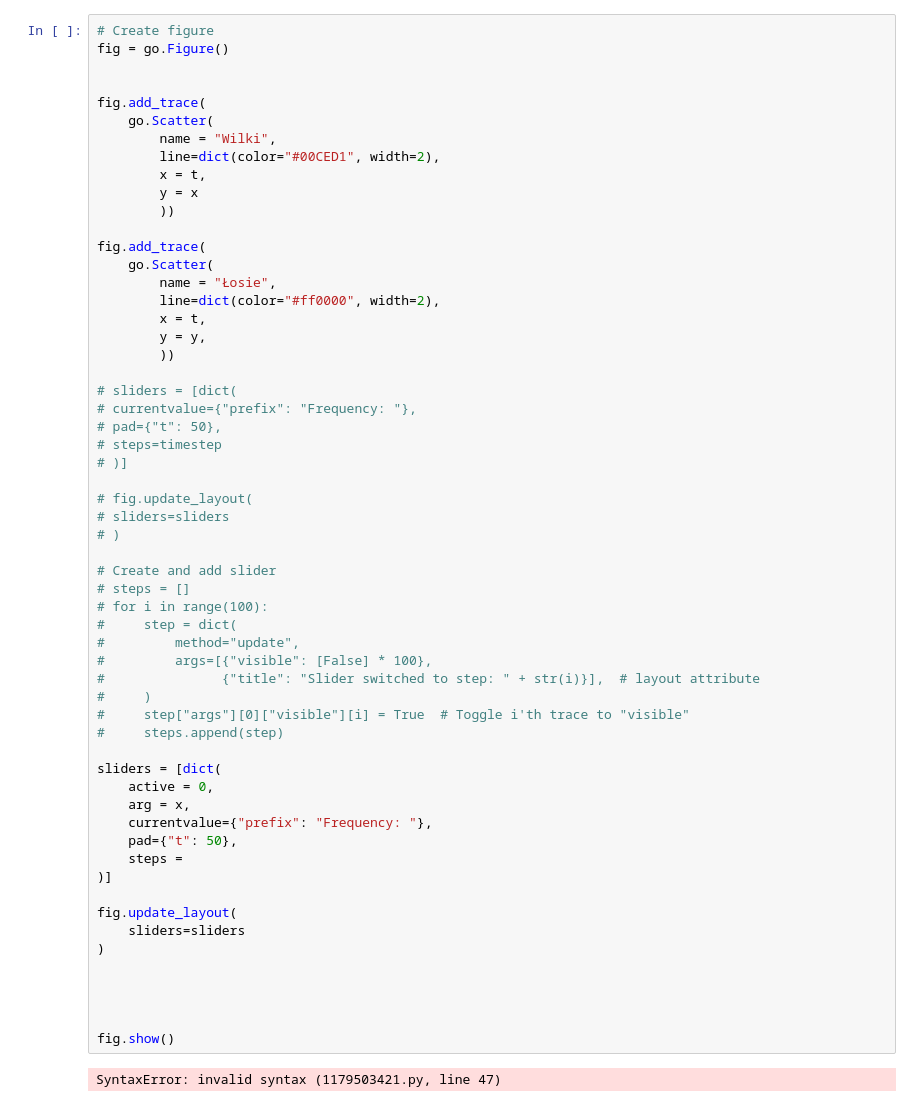
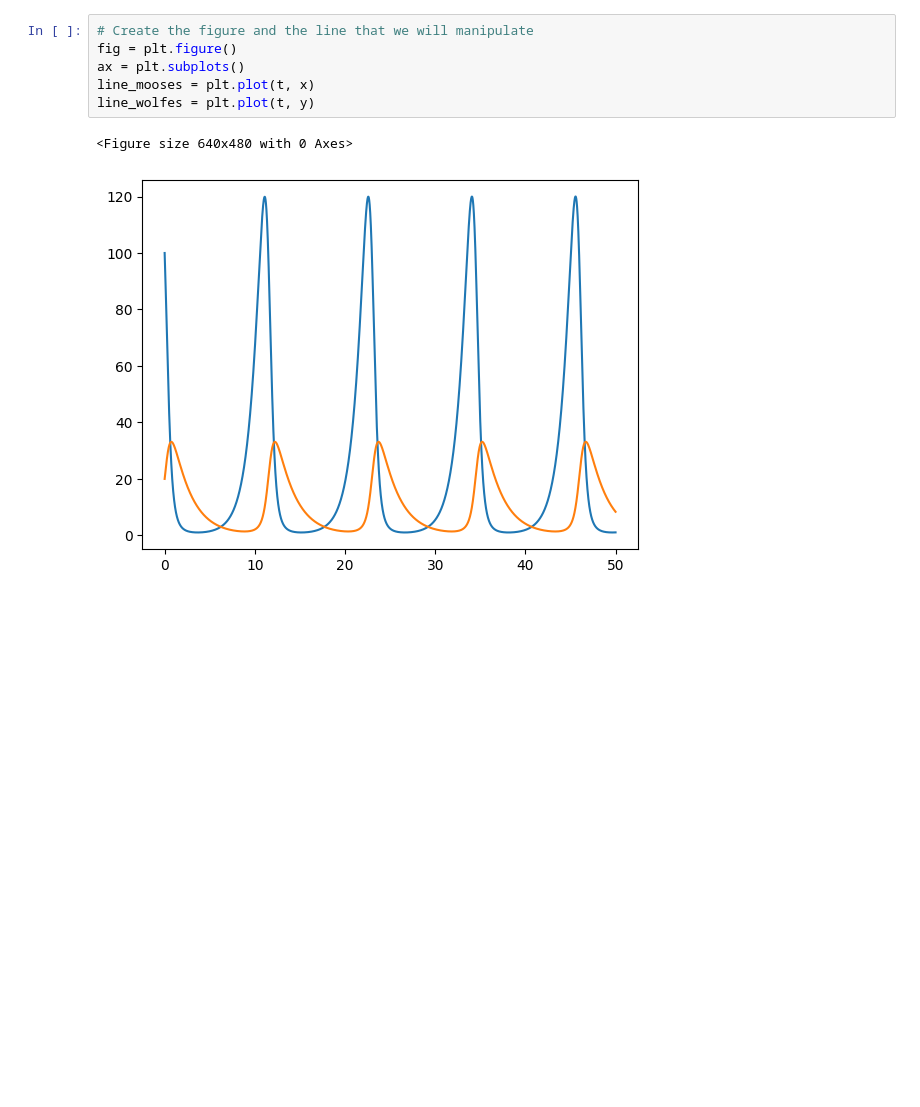
Before and after one commit to AldonaSwirad/prey-predator-model, a Jupyter notebook: pp_model.ipynb, the cells around one changed output. Cells and saved outputs as stored; diff of their text form; blank space fills up the shorter version.

Commit message:
add plots with matplotlib
a cannot do sliders using plotly, so i tried  matplotlib

```diff
--- a/pp_model.ipynb
+++ b/pp_model.ipynb
@@ -103,60 +55,9 @@ else:
-# %%
-# Create figure
-fig = go.Figure()
-
-
-fig.add_trace(
-    go.Scatter(
-        name = "Wilki",
-        line=dict(color="#00CED1", width=2),
-        x = t,
-        y = x
-        ))
-
-fig.add_trace(
-    go.Scatter(
-        name = "Łosie",
-        line=dict(color="#ff0000", width=2),
-        x = t,
-        y = y,
-        ))
-
-# sliders = [dict(
-# currentvalue={"prefix": "Frequency: "},
-# pad={"t": 50},
-# steps=timestep
-# )]
-
-# fig.update_layout(
-# sliders=sliders
-# )
-
-# Create and add slider
-# steps = []
-# for i in range(100):
-#     step = dict(
-#         method="update",
-#         args=[{"visible": [False] * 100},
-#               {"title": "Slider switched to step: " + str(i)}],  # layout attribute
-#     )
-#     step["args"][0]["visible"][i] = True  # Toggle i'th trace to "visible"
-#     steps.append(step)
-
-sliders = [dict(
-    active = 0,
-    arg = x,
-    currentvalue={"prefix": "Frequency: "},
-    pad={"t": 50},
-    steps =
-)]
-
-fig.update_layout(
-    sliders=sliders
-)
-
-
-
-
-fig.show()
-# %% [output]
-SyntaxError: invalid syntax (1179503421.py, line 47)
+# %%
+# Create the figure and the line that we will manipulate
+fig = plt.figure()
+ax = plt.subplots()
+line_mooses = plt.plot(t, x)
+line_wolfes = plt.plot(t, y)
+# %% [output]
+<Figure size 640x480 with 0 Axes>
+[figure, added]
```
Also changed, not shown: parts of 9 cells of this notebook, 1 other file.
